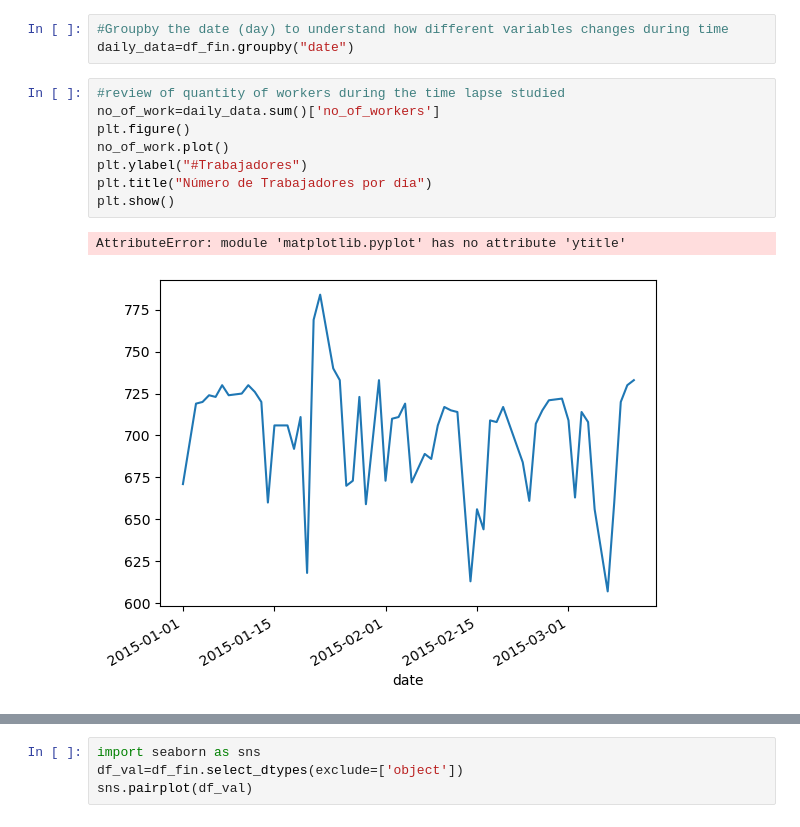
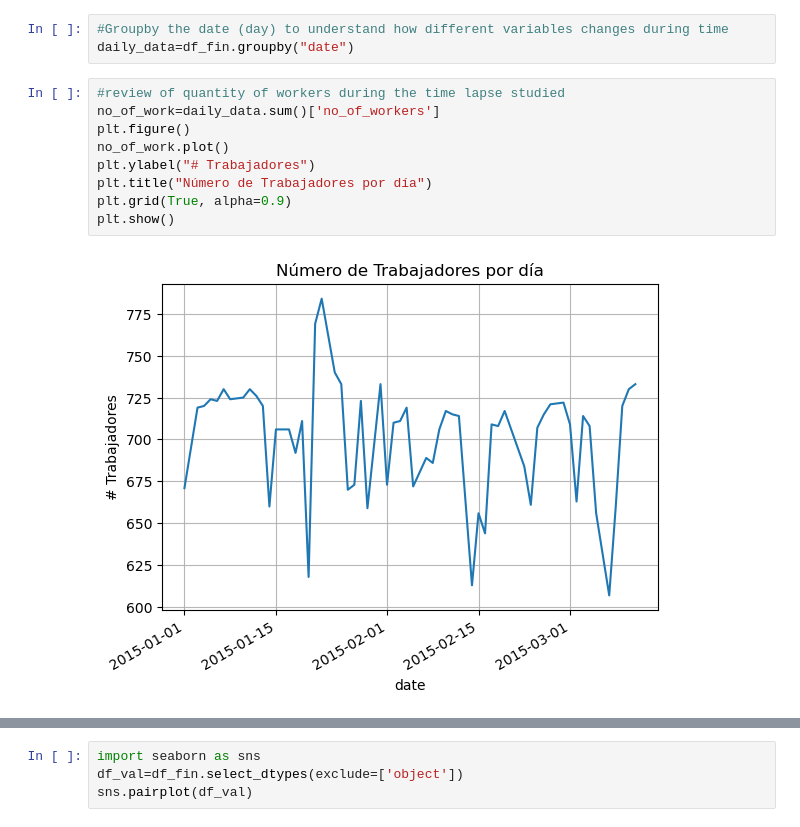
Before and after one commit to wilmarc/Proyecto1ACTD, a Jupyter notebook: DataProcess_P1.ipynb, the cells around one changed output, grey strips where cells are left out. Cells and saved outputs as stored; diff of their text form.

Commit message:
Data Analysis Graphs addition

```diff
--- a/DataProcess_P1.ipynb
+++ b/DataProcess_P1.ipynb
@@ -183,14 +183,14 @@ daily_data=df_fin.groupby("date")
 # %%
 #review of quantity of workers during the time lapse studied
 no_of_work=daily_data.sum()['no_of_workers']
 plt.figure()
 no_of_work.plot()
-plt.ylabel("#Trabajadores")
+plt.ylabel("# Trabajadores")
 plt.title("Número de Trabajadores por día")
+plt.grid(True, alpha=0.9)
 plt.show()
 # %% [output]
-AttributeError: module 'matplotlib.pyplot' has no attribute 'ytitle'
-[figure, old version]
+[figure, new version]
 # %%
 #comparisson between the targeted and the real productivity in the dates studied
 target_eff=daily_data['targeted_productivity'].mean()
```
Also changed, not shown: parts of 7 cells of this notebook.
